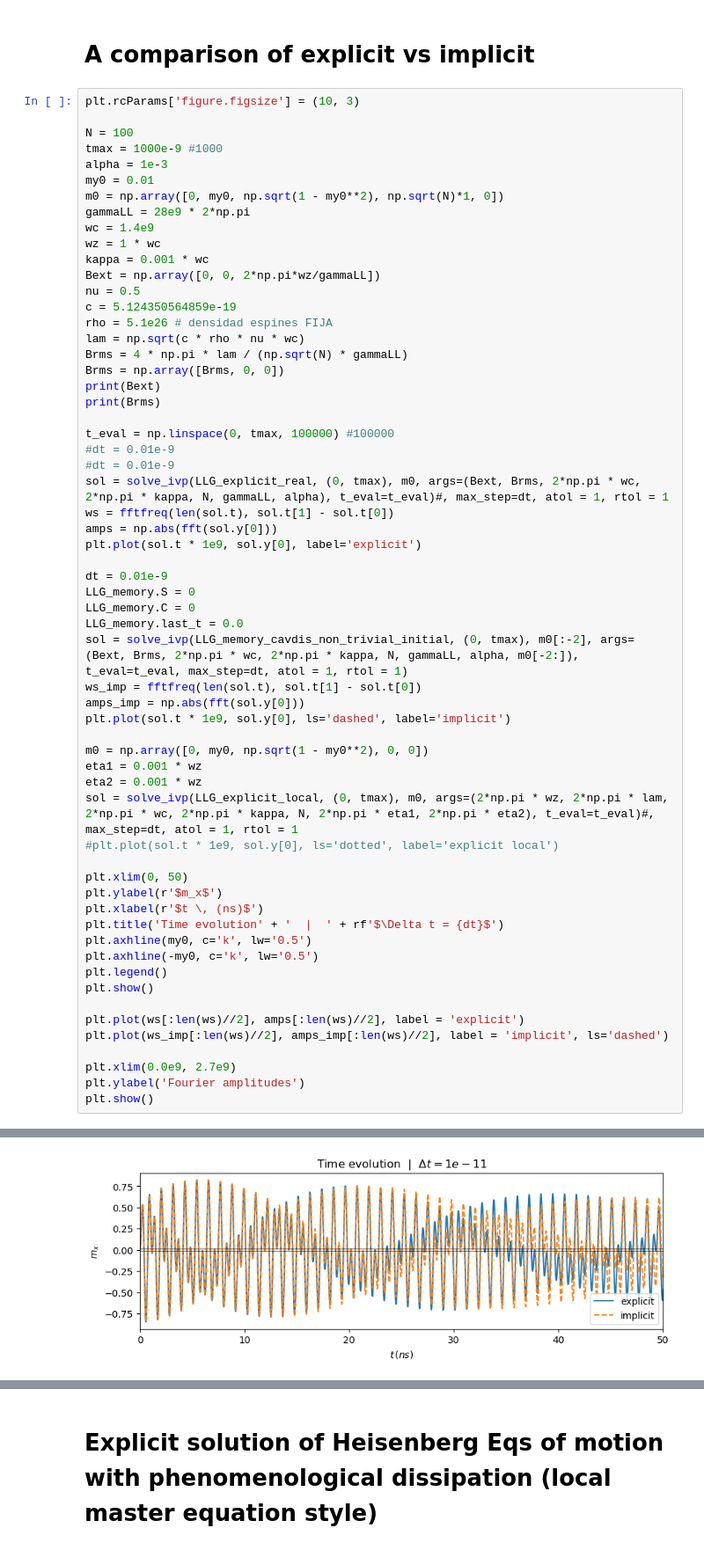
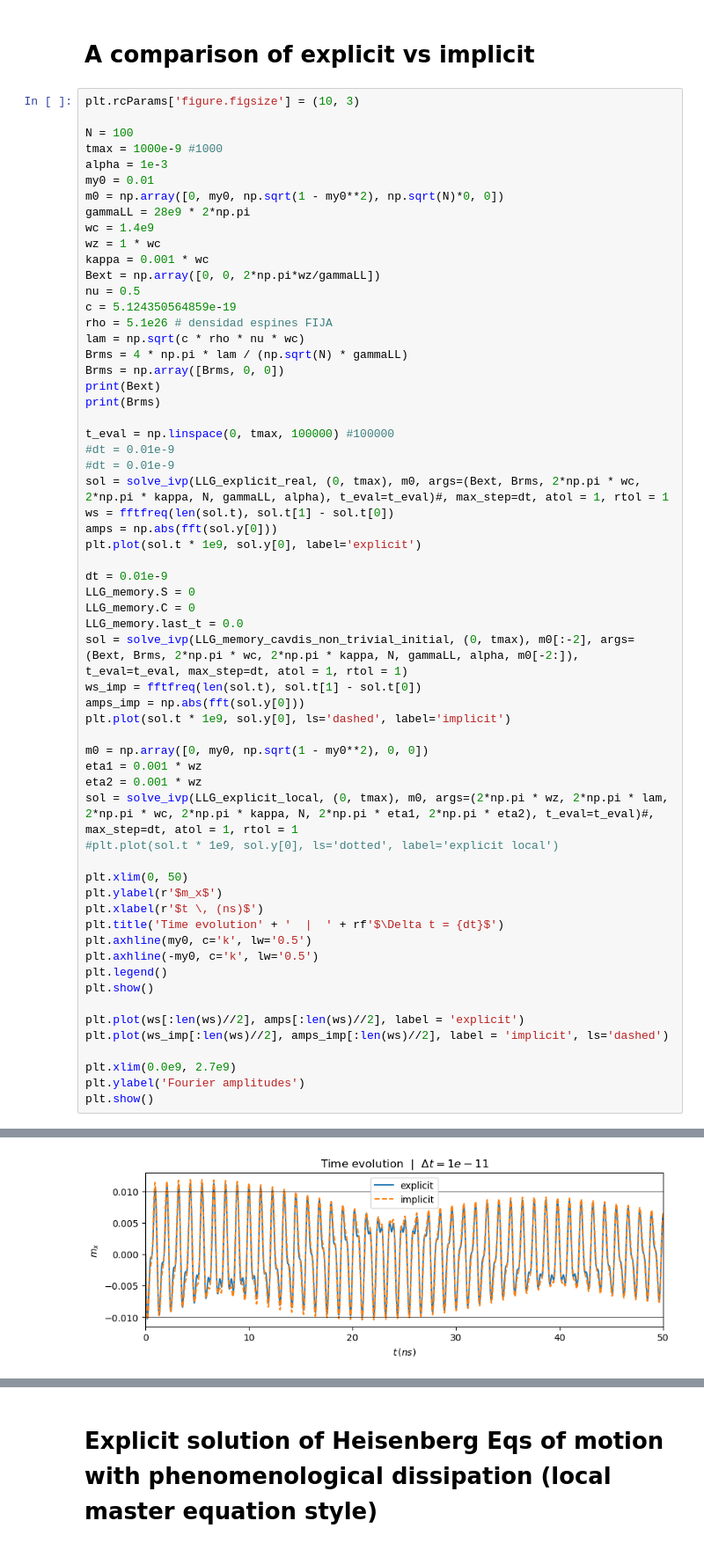
Before and after one commit to chuan97/magnetic-qed, a Jupyter notebook: modifiedLLG.ipynb, the cells around one changed output, grey strips where cells are left out. Shown at 88% size. Saved outputs shown, nothing was run; the diff lists cells and outputs as text.

```diff
--- a/modifiedLLG.ipynb
+++ b/modifiedLLG.ipynb
@@ -335,7 +335,7 @@ N = 100
 tmax = 1000e-9 #1000
 alpha = 1e-3
 my0 = 0.01
-m0 = np.array([0, my0, np.sqrt(1 - my0**2), np.sqrt(N)*1, 0])
+m0 = np.array([0, my0, np.sqrt(1 - my0**2), np.sqrt(N)*0, 0])
 gammaLL = 28e9 * 2*np.pi
 wc = 1.4e9
 wz = 1 * wc
@@ -364,31 +364,31 @@ LLG_memory.C = 0
 LLG_memory.last_t = 0.0
 sol = solve_ivp(LLG_memory_cavdis_non_trivial_initial, (0, tmax), m0[:-2], args=(Bext, Brms, 2*np.pi * wc, 2*np.pi * kappa, N, gammaLL, alpha, m0[-2:]), t_eval=t_eval, max_step=dt, atol = 1, rtol = 1)
 ws_imp = fftfreq(len(sol.t), sol.t[1] - sol.t[0])
 amps_imp = np.abs(fft(sol.y[0]))
 plt.plot(sol.t * 1e9, sol.y[0], ls='dashed', label='implicit')
 
 m0 = np.array([0, my0, np.sqrt(1 - my0**2), 0, 0])
 eta1 = 0.001 * wz
 eta2 = 0.001 * wz
 sol = solve_ivp(LLG_explicit_local, (0, tmax), m0, args=(2*np.pi * wz, 2*np.pi * lam, 2*np.pi * wc, 2*np.pi * kappa, N, 2*np.pi * eta1, 2*np.pi * eta2), t_eval=t_eval)#, max_step=dt, atol = 1, rtol = 1
 #plt.plot(sol.t * 1e9, sol.y[0], ls='dotted', label='explicit local')
 
 plt.xlim(0, 50)
 plt.ylabel(r'$m_x$')
 plt.xlabel(r'$t \, (ns)$')
 plt.title('Time evolution' + '  |  ' + rf'$\Delta t = {dt}$')
 plt.axhline(my0, c='k', lw='0.5')
 plt.axhline(-my0, c='k', lw='0.5')
 plt.legend()
 plt.show()
 
 plt.plot(ws[:len(ws)//2], amps[:len(ws)//2], label = 'explicit')
 plt.plot(ws_imp[:len(ws)//2], amps_imp[:len(ws)//2], label = 'implicit', ls='dashed')
 
 plt.xlim(0.0e9, 2.7e9)
 plt.ylabel('Fourier amplitudes')
 plt.show()
 # %% [output]
 [0.   0.   0.05]
 [0.0030551 0.        0.       ]
-[figure, old version]
+[figure, new version]
```
Also changed, not shown: parts of 1 cell of this notebook, 2 other files.
